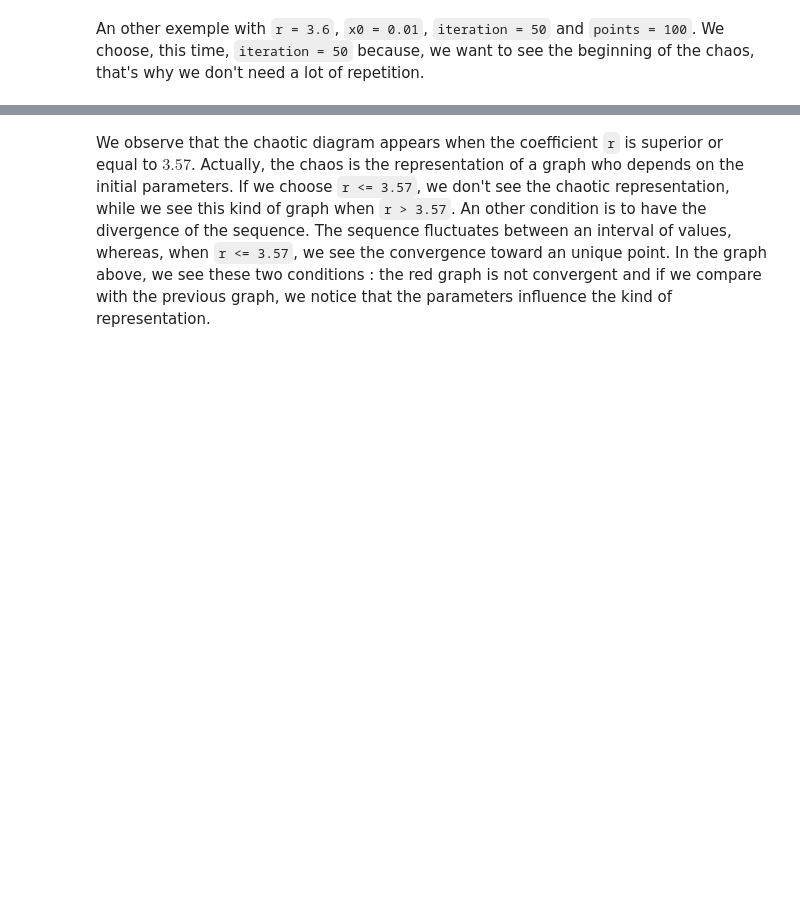
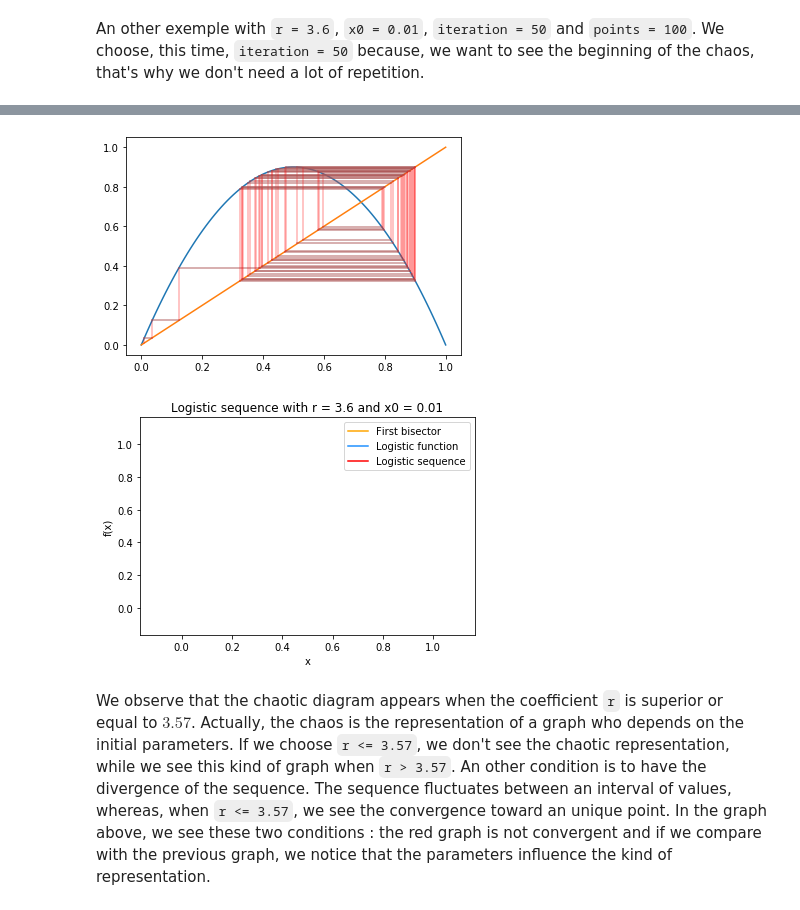
Before and after one commit to tanglef/chaoseverywhere, a Jupyter notebook: chaoseverywhere/Sketch/logistic.ipynb, the cells around one changed output, grey strips where cells are left out. Drawn from its saved outputs; the diff is of its cells as text; code cells hidden in the pictures; blank space fills up the shorter version.

```diff
--- a/chaoseverywhere/Sketch/logistic.ipynb
+++ b/chaoseverywhere/Sketch/logistic.ipynb
@@ -71,7 +72,7 @@ plt.xlabel('x')
 plt.ylabel('f(x)')
 fig = plt.gca()
 plt.plot([],[], color='orange', label = 'First bisector')
-plt.plot([],[], color='dodgerblue', label = 'Logistic map')
+plt.plot([],[], color='dodgerblue', label = 'Logistic function')
 plt.plot([],[], color='red', label = 'Logistic sequence')
 plt.legend()
 plt.show()
@@ -81,3 +80,5 @@ plt.show()
+[figure, added]
+[figure, added]
 # %% [markdown]
 We observe that the chaotic diagram appears when the coefficient `r` is superior or equal to $3.57$.
 Actually, the chaos is the representation of a graph who depends on the initial parameters. If we choose `r <= 3.57`, we don't see the chaotic representation, while we see this kind of graph when `r > 3.57`. An other condition is to have the divergence of the sequence. The sequence fluctuates between an interval of values, whereas, when `r <= 3.57`, we see the convergence toward an unique point. In the graph above, we see these two conditions : the red graph is not convergent and if we compare with the previous graph, we notice that the parameters influence the kind of representation.
```
Also changed, not shown: parts of 10 cells of this notebook.
